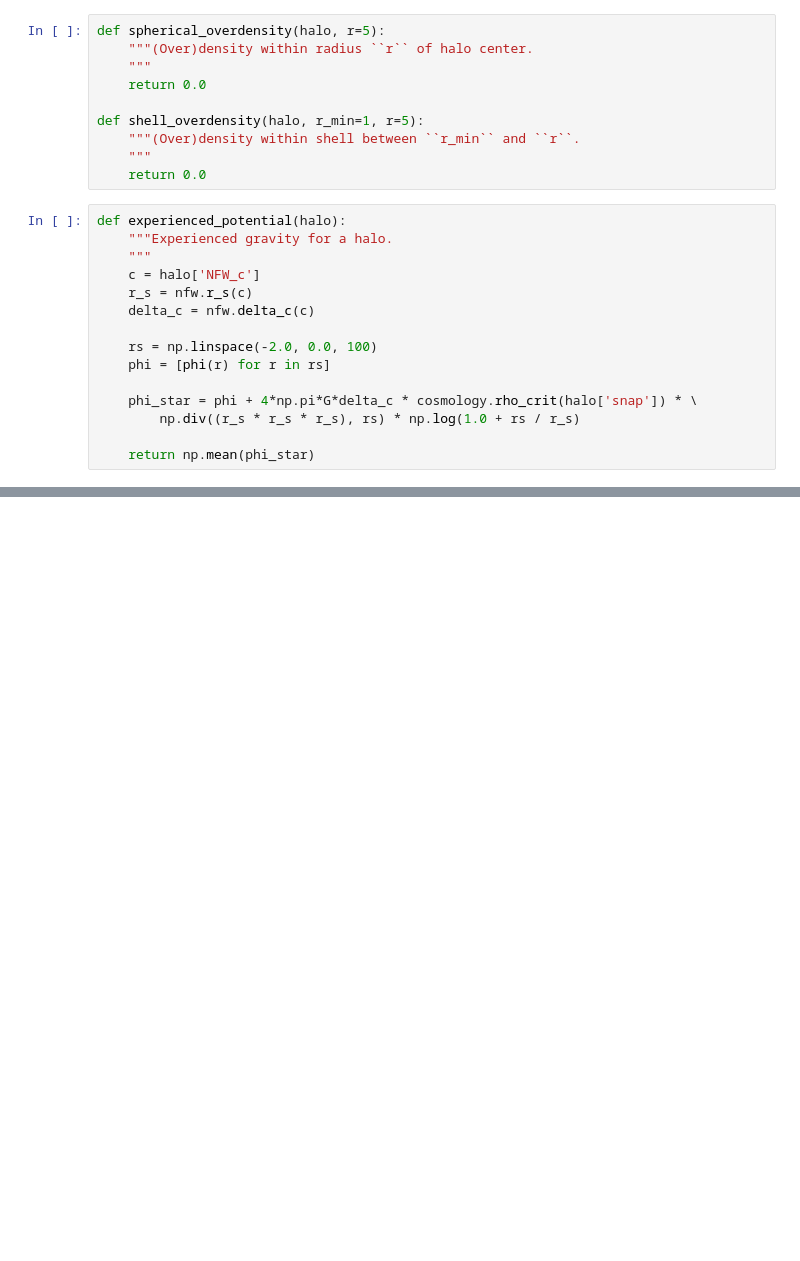
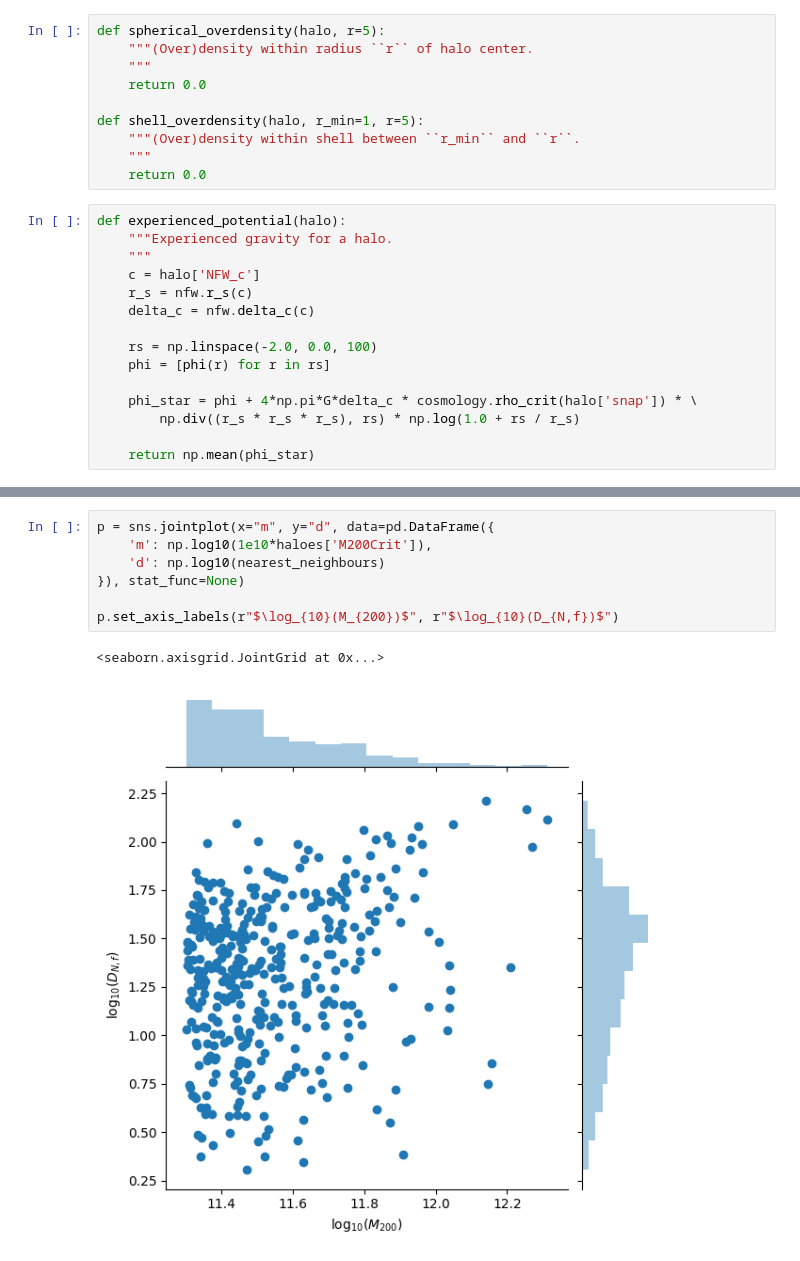
Before and after one commit to oleskiewicz/hbtp, a Jupyter notebook: environment.ipynb, the cells around one changed output, grey strips where cells are left out. Saved outputs shown, nothing was run; the diff lists cells and outputs as text; blank space fills up the shorter version.

Commit message:
Add jointplot for D_n,f distribution

```diff
--- a/environment.ipynb
+++ b/environment.ipynb
@@ -102,0 +118,10 @@ def experienced_potential(halo):
+# %%
+p = sns.jointplot(x="m", y="d", data=pd.DataFrame({
+    'm': np.log10(1e10*haloes['M200Crit']),
+    'd': np.log10(nearest_neighbours)
+}), stat_func=None)
+
+p.set_axis_labels(r"$\log_{10}(M_{200})$", r"$\log_{10}(D_{N,f})$")
+# %% [output]
+<seaborn.axisgrid.JointGrid at 0x...>
+[figure, added]
```
Also changed, not shown: parts of 7 cells of this notebook.
